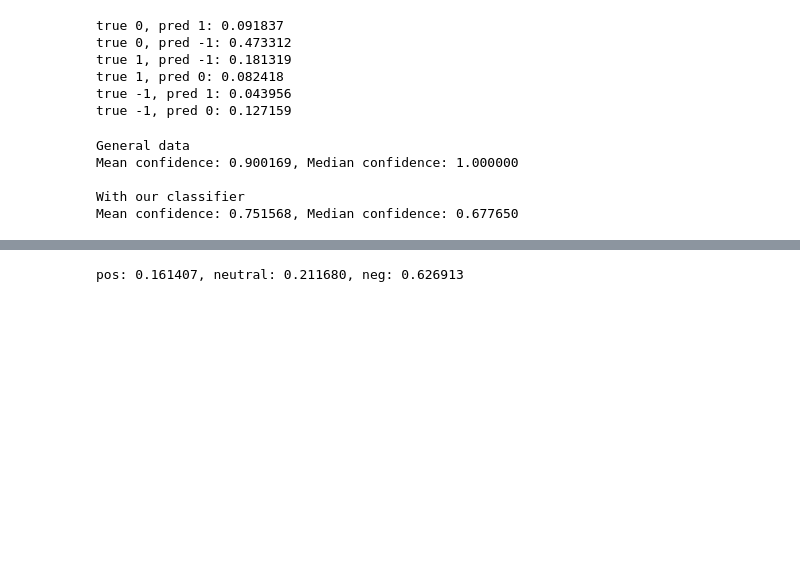
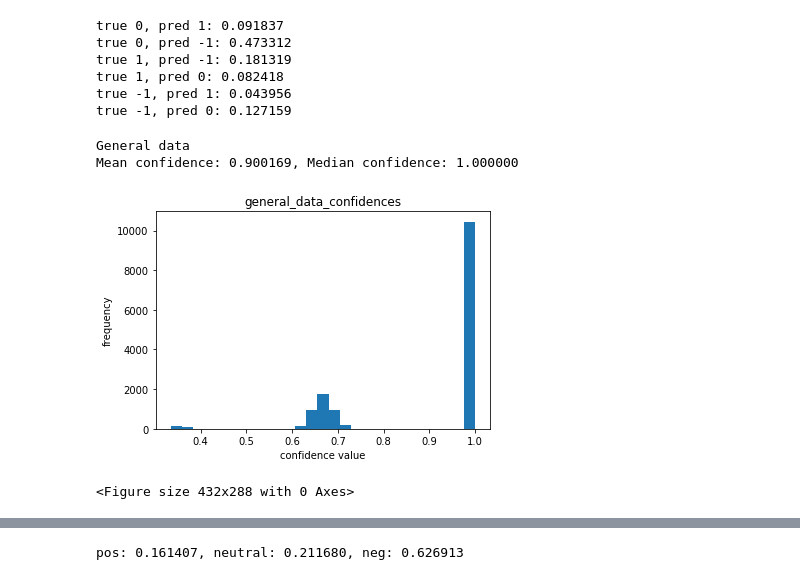
Before and after one commit to benhchoi/twitter_sentiment_analyzer, a Jupyter notebook: sentiment_analyzer.ipynb, the cells around one changed output, grey strips where cells are left out. Drawn from its saved outputs; the diff is of its cells as text; code cells hidden in the pictures; blank space fills up the shorter version.

Commit message:
Add some visualization stuff

```diff
--- a/sentiment_analyzer.ipynb
+++ b/sentiment_analyzer.ipynb
@@ -146,24 +146,18 @@ true 1, pred 0: 0.082418
 true -1, pred 1: 0.043956
 true -1, pred 0: 0.127159
 # %%
-# check whether the classifier struggled with the same sentences people struggled with
+# show confidences of general data
 
 import numpy as np
 
 confidences = [row[1] for row in parsed_data]
 print('General data')
 print('Mean confidence: %f, Median confidence: %f' %
      (np.mean(confidences), np.median(confidences)))
-
-print()
-
-confidences = util.check_confidence(parsed_data, all_y, pred_y)
-print('With our classifier')
-print('Mean confidence: %f, Median confidence: %f' %
-     (np.mean(confidences), np.median(confidences)))
+util.make_histogram(
+    'general_data_confidences', 'confidence value', 'frequency', confidences)
 # %% [output]
 General data
 Mean confidence: 0.900169, Median confidence: 1.000000
-
-With our classifier
-Mean confidence: 0.751568, Median confidence: 0.677650
+[figure, added]
+<Figure size 432x288 with 0 Axes>
```
Also changed, not shown: parts of 3 cells of this notebook, 3 other files.
